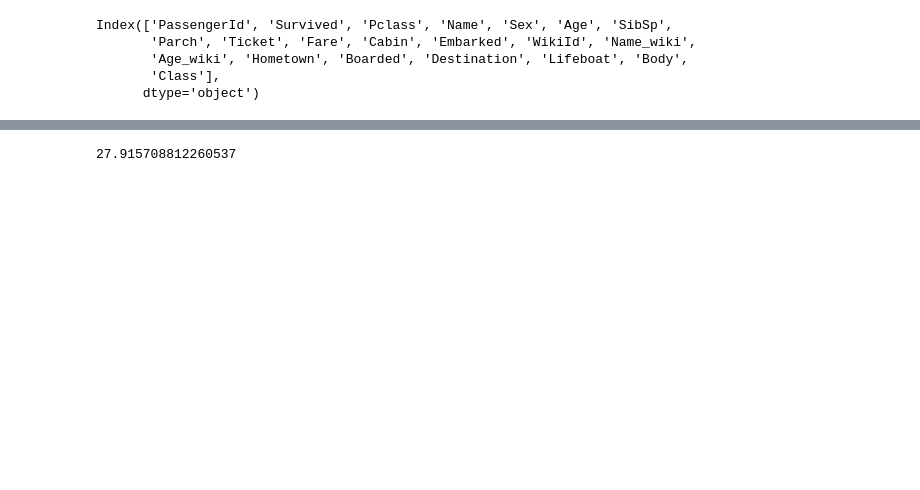
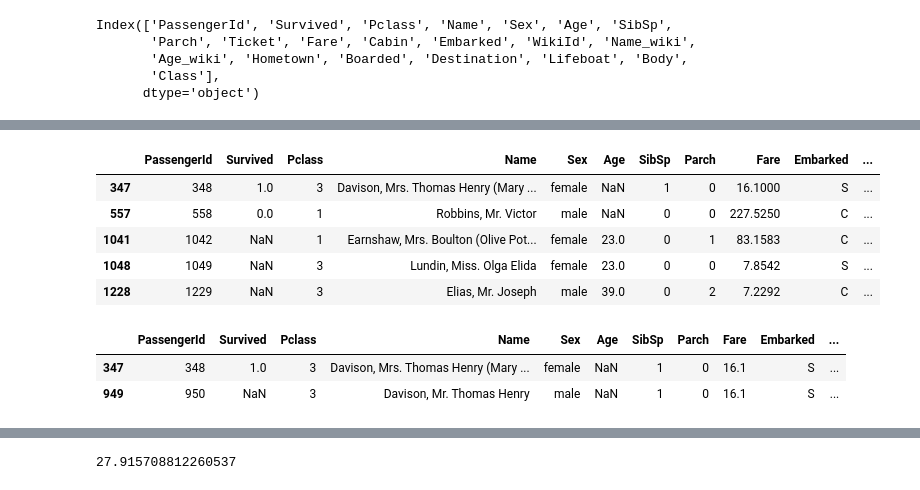
Before and after one commit to naspiri/futuro, a Jupyter notebook: titanic.ipynb, the cells around one changed output, grey strips where cells are left out. Saved outputs shown, nothing was run; the diff lists cells and outputs as text; code cells hidden in the pictures; blank space fills up the shorter version.

```diff
--- a/titanic.ipynb
+++ b/titanic.ipynb
@@ -27,0 +67,2 @@ df = df.drop(['WikiId', 'Name_wiki', 'Age_wiki', 'Body', 'Lifeboat'], axis=1)
+# %%
+df.loc[1093, 'Survived']=0.0
@@ -27,0 +98,15 @@ df = df.drop(['WikiId', 'Name_wiki', 'Age_wiki', 'Body', 'Lifeboat'], axis=1)
+# %%
+df.loc[df['Hometown'].isnull()]
+# %% [output]
+|  | PassengerId | Survived | Pclass | Name | Sex | Age | SibSp | Parch | Fare | Embarked | ... |
+| 347 | 348 | 1.0 | 3 | Davison, Mrs. Thomas Henry (Mary ... | female | NaN | 1 | 0 | 16.1000 | S | ... |
+| 557 | 558 | 0.0 | 1 | Robbins, Mr. Victor | male | NaN | 0 | 0 | 227.5250 | C | ... |
+| 1041 | 1042 | NaN | 1 | Earnshaw, Mrs. Boulton (Olive Pot... | female | 23.0 | 0 | 1 | 83.1583 | C | ... |
+| 1048 | 1049 | NaN | 3 | Lundin, Miss. Olga Elida | female | 23.0 | 0 | 0 | 7.8542 | S | ... |
+| 1228 | 1229 | NaN | 3 | Elias, Mr. Joseph | male | 39.0 | 0 | 2 | 7.2292 | C | ... |
+# %%
+df.loc[df['Name'].str.contains('Davison', case=False)]
+# %% [output]
+|  | PassengerId | Survived | Pclass | Name | Sex | Age | SibSp | Parch | Fare | Embarked | ... |
+| 347 | 348 | 1.0 | 3 | Davison, Mrs. Thomas Henry (Mary ... | female | NaN | 1 | 0 | 16.1 | S | ... |
+| 949 | 950 | NaN | 3 | Davison, Mr. Thomas Henry | male | NaN | 1 | 0 | 16.1 | S | ... |
```
Also changed, not shown: parts of 39 cells of this notebook, 1 other file.
